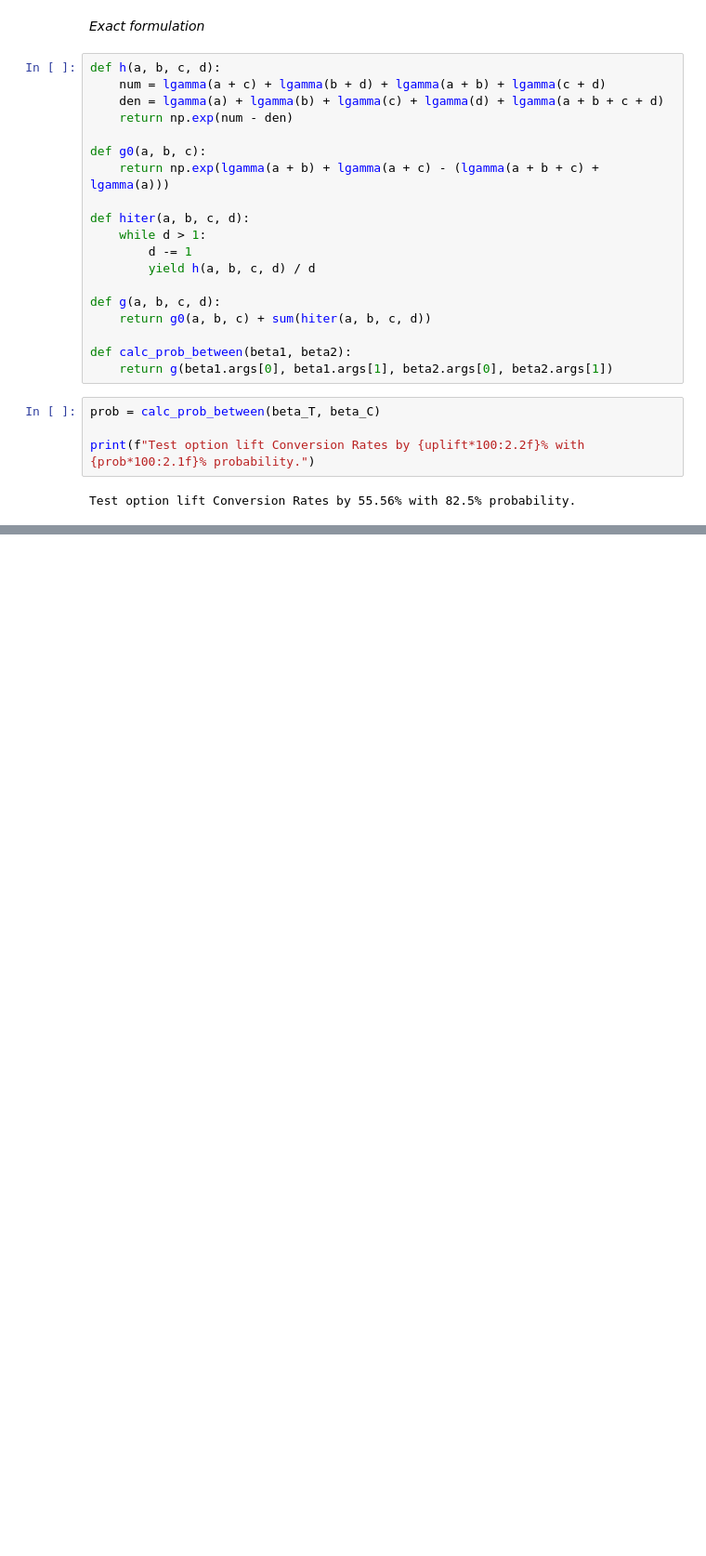
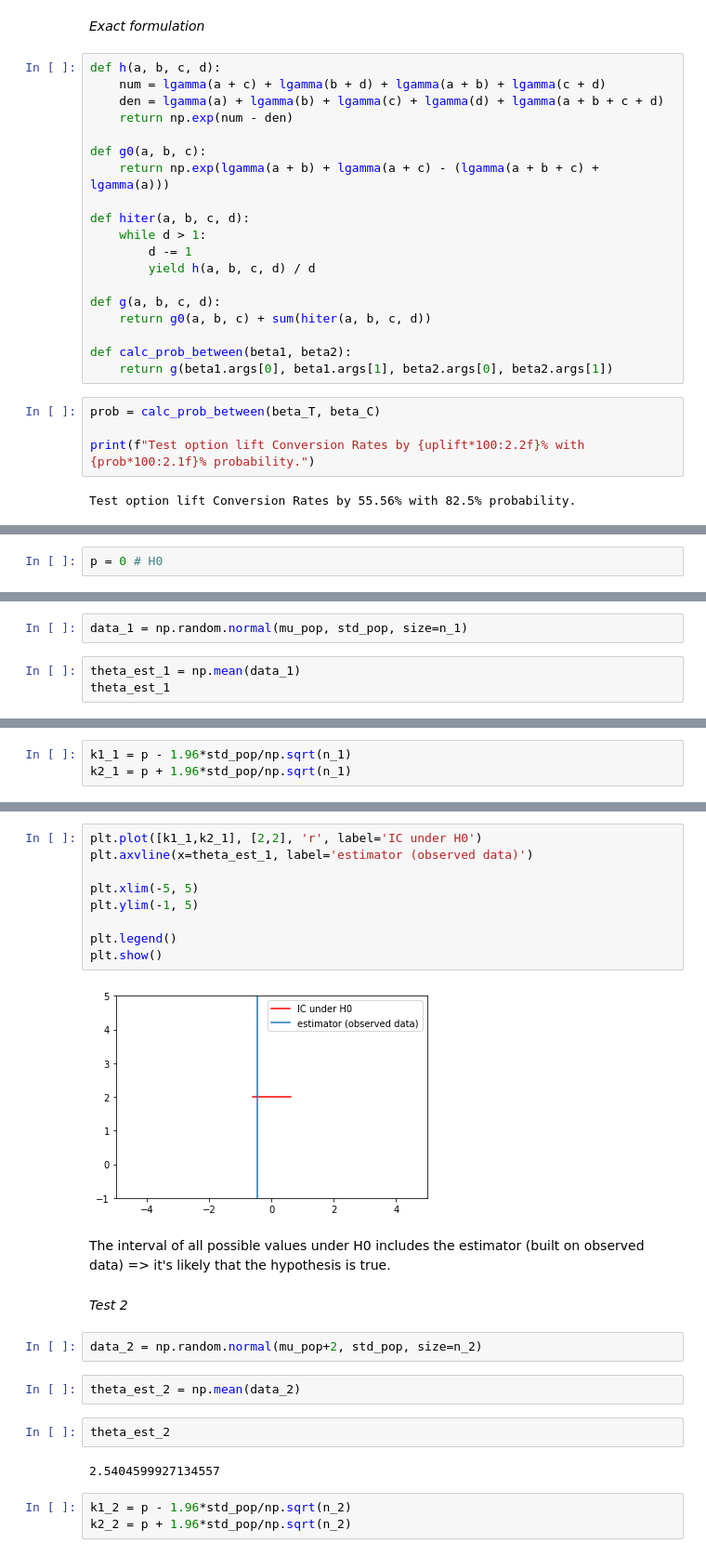
Before and after one commit to savoga/python_exos, a Jupyter notebook: statistical_testing.ipynb, the cells around one changed output, grey strips where cells are left out. Shown at 93% size. Saved outputs shown, nothing was run; the diff lists cells and outputs as text; blank space fills up the shorter version.

Commit message:
confidence interval VS significance

```diff
--- a/statistical_testing.ipynb
+++ b/statistical_testing.ipynb
@@ -854,0 +867,2 @@ Test option lift Conversion Rates by 55.56% with 82.5% probability.
+# %%
+p = 0 # H0
@@ -854,0 +871,5 @@ Test option lift Conversion Rates by 55.56% with 82.5% probability.
+# %%
+data_1 = np.random.normal(mu_pop, std_pop, size=n_1)
+# %%
+theta_est_1 = np.mean(data_1)
+theta_est_1
@@ -854,0 +878,3 @@ Test option lift Conversion Rates by 55.56% with 82.5% probability.
+# %%
+k1_1 = p - 1.96*std_pop/np.sqrt(n_1)
+k2_1 = p + 1.96*std_pop/np.sqrt(n_1)
@@ -854,0 +888,26 @@ Test option lift Conversion Rates by 55.56% with 82.5% probability.
+# %%
+plt.plot([k1_1,k2_1], [2,2], 'r', label='IC under H0')
+plt.axvline(x=theta_est_1, label='estimator (observed data)')
+
+plt.xlim(-5, 5)
+plt.ylim(-1, 5)
+
+plt.legend()
+plt.show()
+# %% [output]
+[figure, added]
+# %% [markdown]
+The interval of all possible values under H0 includes the estimator (built on observed data) => it's likely that the hypothesis is true.
+# %% [markdown]
+*Test 2*
+# %%
+data_2 = np.random.normal(mu_pop+2, std_pop, size=n_2)
+# %%
+theta_est_2 = np.mean(data_2)
+# %%
+theta_est_2
+# %% [output]
+2.5404599927134557
+# %%
+k1_2 = p - 1.96*std_pop/np.sqrt(n_2)
+k2_2 = p + 1.96*std_pop/np.sqrt(n_2)
```
Also changed, not shown: parts of 31 cells of this notebook.
